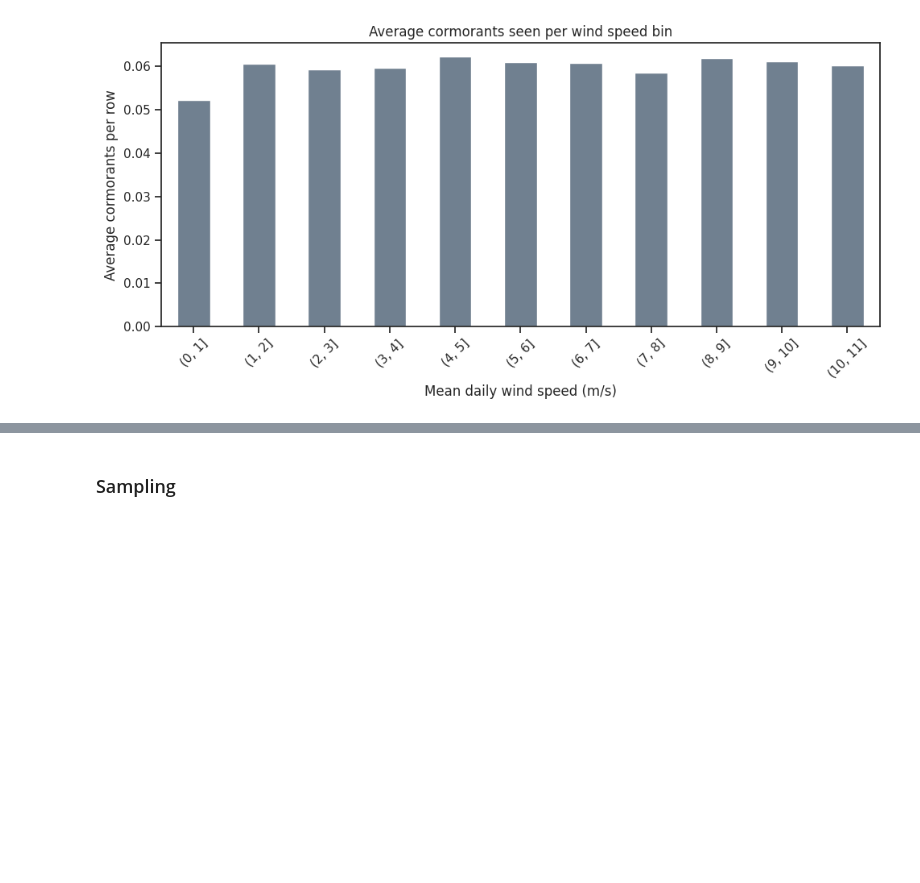
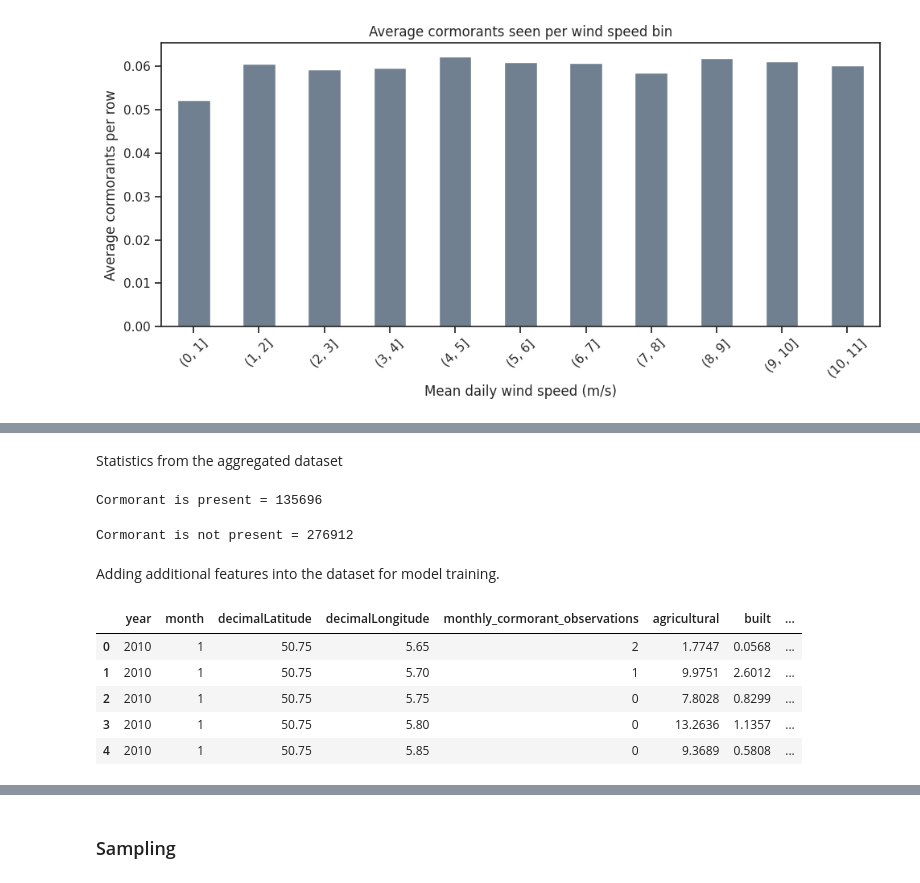
Before and after one commit to kebabzter/the-greatest-cormorant, a Jupyter notebook: notebook-final.ipynb, the cells around one changed output, grey strips where cells are left out. Drawn from its saved outputs; the diff is of its cells as text; code cells hidden in the pictures; blank space fills up the shorter version.

```diff
--- a/notebook-final.ipynb
+++ b/notebook-final.ipynb
@@ -591,0 +635,29 @@ plt.show()
+# %% [markdown]
+Statistics from the aggregated dataset
+# %%
+present_count = (df_monthly_sightings['monthly_cormorant_observations'] > 0).sum()
+print(f'Cormorant is present = {present_count}')
+# %% [output]
+Cormorant is present = 135696
+# %%
+not_present_count = (df_monthly_sightings['monthly_cormorant_observations'] == 0).sum()
+print(f'Cormorant is not present = {not_present_count}')
+# %% [output]
+Cormorant is not present = 276912
+# %% [markdown]
+Adding additional features into the dataset for model training.
+# %%
+df_model_ready = df_monthly_sightings.merge(
+    df_habitats,
+    on=["decimalLatitude", "decimalLongitude"],
+    how="inner",
+)
+# %%
+df_model_ready.head(5)
+# %% [output]
+|  | year | month | decimalLatitude | decimalLongitude | monthly_cormorant_observations | agricultural | built | ... |
+| 0 | 2010 | 1 | 50.75 | 5.65 | 2 | 1.7747 | 0.0568 | ... |
+| 1 | 2010 | 1 | 50.75 | 5.70 | 1 | 9.9751 | 2.6012 | ... |
+| 2 | 2010 | 1 | 50.75 | 5.75 | 0 | 7.8028 | 0.8299 | ... |
+| 3 | 2010 | 1 | 50.75 | 5.80 | 0 | 13.2636 | 1.1357 | ... |
+| 4 | 2010 | 1 | 50.75 | 5.85 | 0 | 9.3689 | 0.5808 | ... |
```
Also changed, not shown: parts of 28 cells of this notebook.
